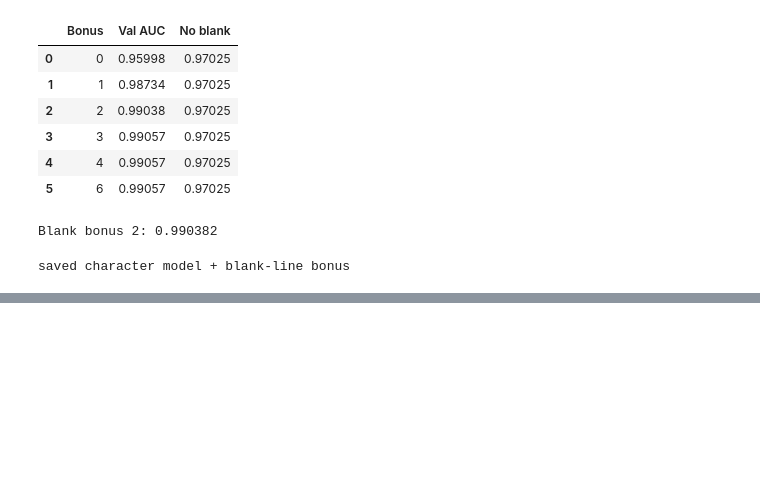
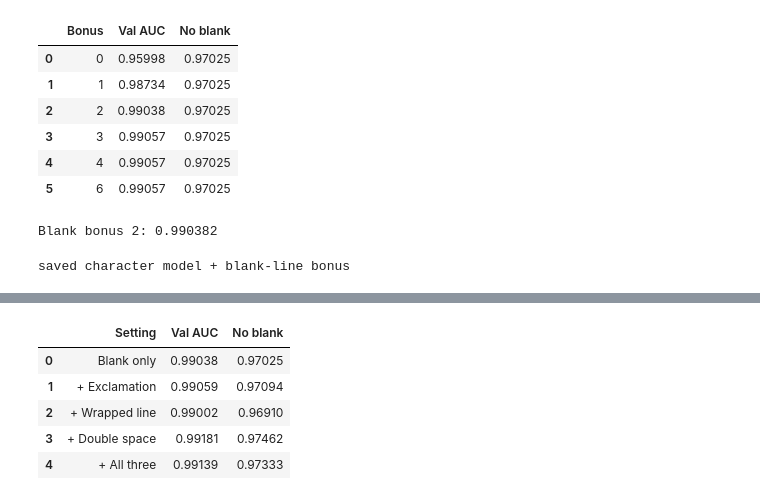
Before and after one commit to minghan-gao/human-or-ai-submissions, a Jupyter notebook: submissions/team-18/Experiment_git.ipynb, the cells around one changed output, grey strips where cells are left out. Saved outputs shown, nothing was run; the diff lists cells and outputs as text; code cells hidden in the pictures; blank space fills up the shorter version.

```diff
--- a/submissions/team-18/Experiment_git.ipynb
+++ b/submissions/team-18/Experiment_git.ipynb
@@ -367,0 +403,25 @@ saved character model + blank-line bonus
+# %%
+# small adjustments to the blank-line bonus
+settings = {
+    'Blank only': (0, 0, 0),
+    '+ Exclamation': (0.5, 0, 0),
+    '+ Wrapped line': (0, 0.5, 0),
+    '+ Double space': (0, 0, 0.5),
+    '+ All three': (0.4, 0.4, 0.3)
+}
+rows = []
+for name, (ex, wrapped, space) in settings.items():
+    scores = logit(np.clip(p_char, 1e-6, 1-1e-6)) + 2*blank_val
+    scores += (1-blank_val) * (ex*art_val['exclamation'].to_numpy()
+                    - wrapped*art_val['wrapped_line'].to_numpy()
+                    - space*art_val['double_space'].to_numpy())
+    p = expit(scores)
+    rows.append([name, roc_auc_score(y_val, p), roc_auc_score(y_val[no_blank], p[no_blank])])
+display(pd.DataFrame(rows, columns=['Setting', 'Val AUC', 'No blank']).round(5))
+# %% [output]
+|  | Setting | Val AUC | No blank |
+| 0 | Blank only | 0.99038 | 0.97025 |
+| 1 | + Exclamation | 0.99059 | 0.97094 |
+| 2 | + Wrapped line | 0.99002 | 0.96910 |
+| 3 | + Double space | 0.99181 | 0.97462 |
+| 4 | + All three | 0.99139 | 0.97333 |
```
Also changed, not shown: parts of 8 cells of this notebook.
